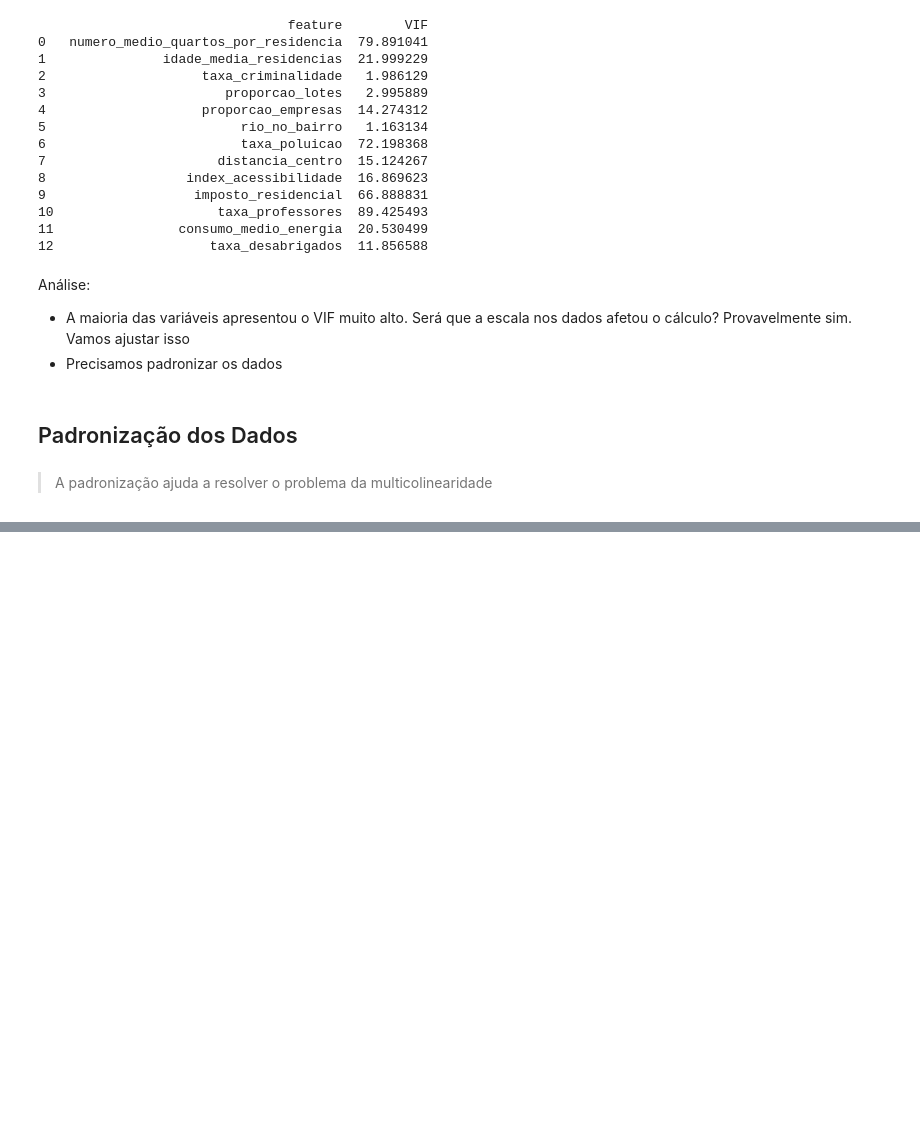
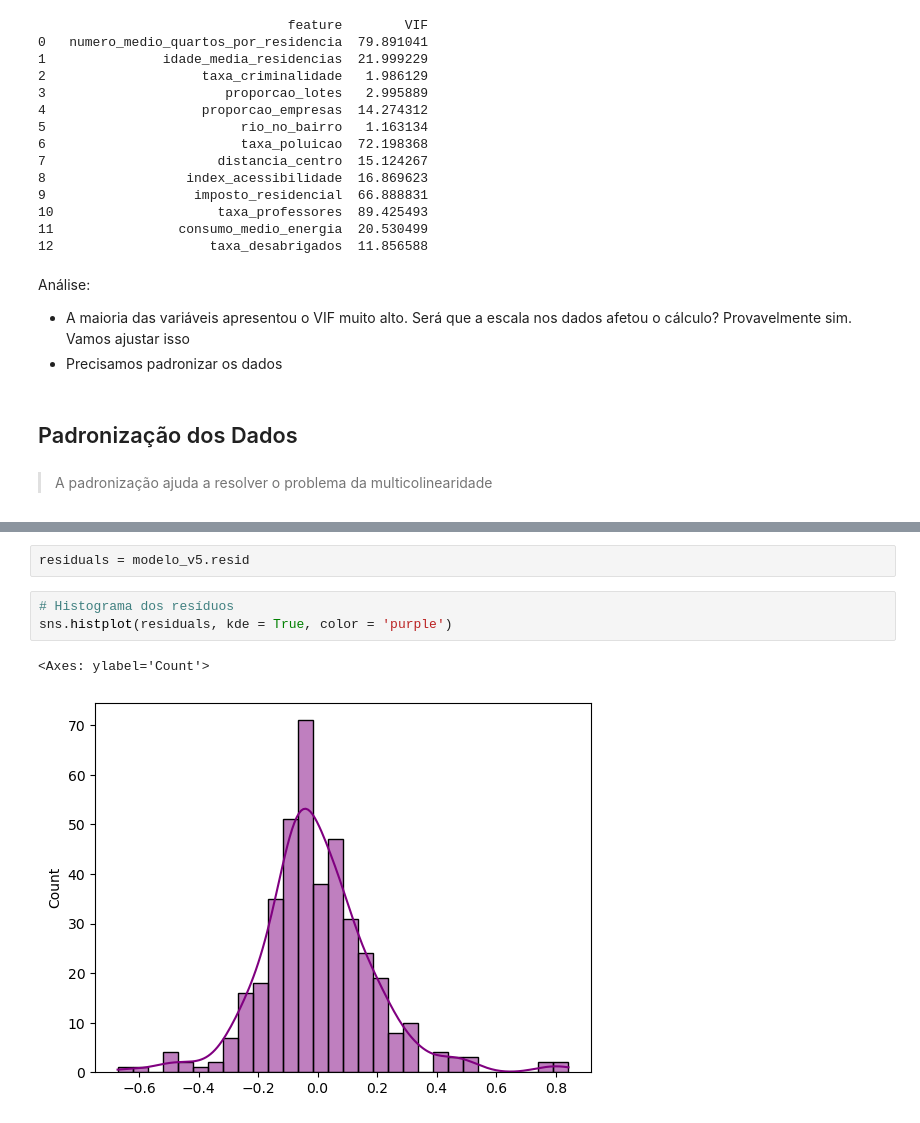
Before and after one commit to anandasouza/Aplicacao-e-Interpretacao-de-Testes-estatisticos, a Jupyter notebook: projeto.ipynb, the cells around one changed output, grey strips where cells are left out. Cells and saved outputs as stored; diff of their text form; blank space fills up the shorter version.

```diff
--- a/projeto.ipynb
+++ b/projeto.ipynb
@@ -587,0 +1248,8 @@ Análise:
+# %%
+residuals = modelo_v5.resid
+# %%
+# Histograma dos resíduos
+sns.histplot(residuals, kde = True, color = 'purple')
+# %% [output]
+<Axes: ylabel='Count'>
+[figure, added]
```
Also changed, not shown: parts of 118 cells of this notebook, 1 other file.
